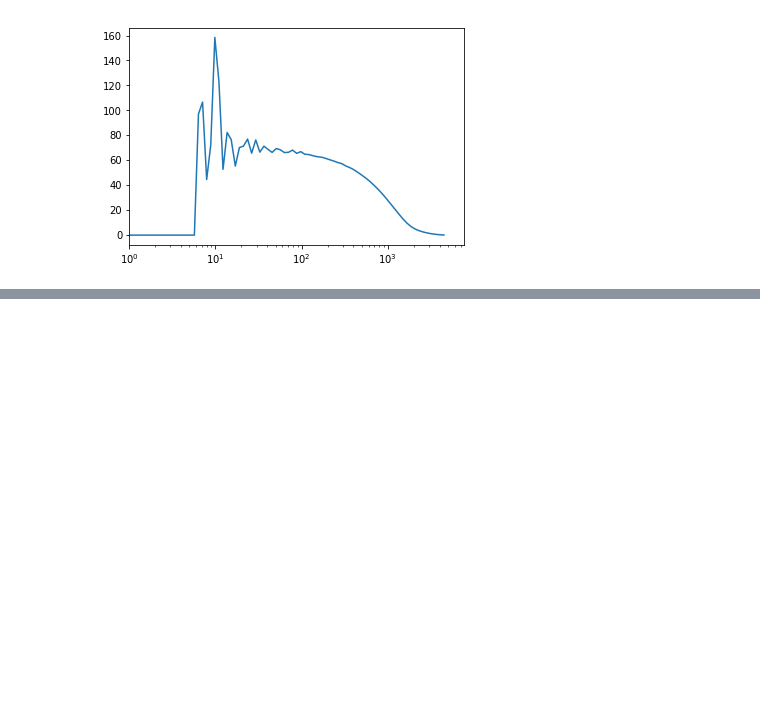
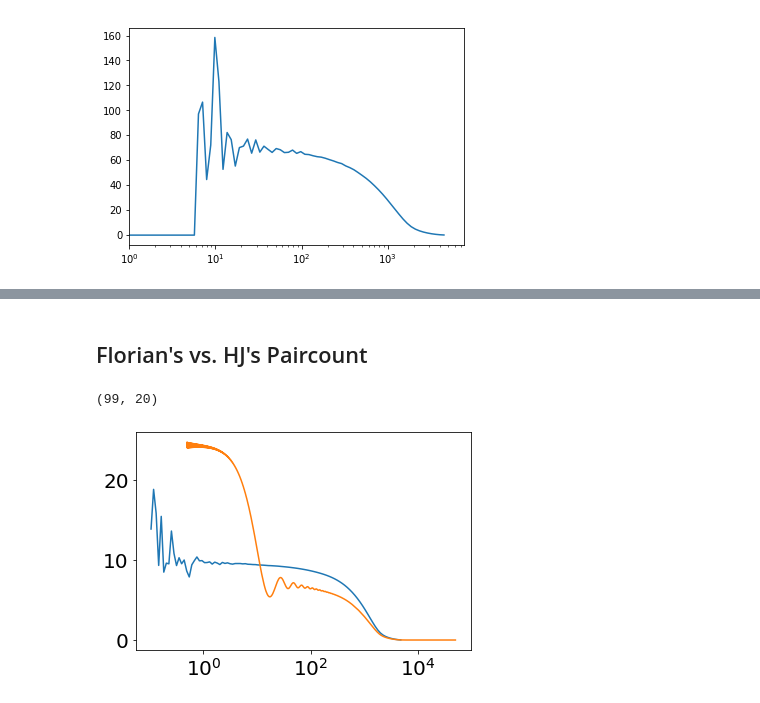
Before and after one commit to mehdirezaie/eboss, a Jupyter notebook: window.ipynb, the cells around one changed output, grey strips where cells are left out. Drawn from its saved outputs; the diff is of its cells as text; code cells hidden in the pictures; blank space fills up the shorter version.

```diff
--- a/window.ipynb
+++ b/window.ipynb
@@ -305,0 +200,2 @@ def plot_W0ellk(ax=None):
+# %% [markdown]
+## Florian's vs. HJ's Paircount
@@ -305,0 +206,23 @@ def plot_W0ellk(ax=None):
+# %%
+ell = 0
+x   = RR.pairs.edges['r']
+y   = RR_to_ell(RR.pairs['wnpairs'], RR.pairs.edges['mu'], ell)
+dx  = np.diff(x)
+xc  = 0.5*(x[1:]+x[:-1])
+vol = 4*np.pi*xc**2*dx
+y  /= vol
+
+plt.plot(xc, y)
+
+k, w_dicts = read_florian()
+Klog = np.logspace(np.log10(k.min()), np.log10(2.0), num=1024, endpoint=True)
+
+wius  = IUS(k, w_dicts['W^0_%d(k)'%ell], ext=1)
+wk    = wius(Klog)
+r, wr = mcfit.P2xi(Klog, l=ell)(wk)
+plt.plot(r, wr*1.0e11)
+plt.xscale('log')
+# plt.loglog()
+# %% [output]
+(99, 20)
+[figure, added]
```
Also changed, not shown: parts of 40 cells of this notebook, 3 other files.
